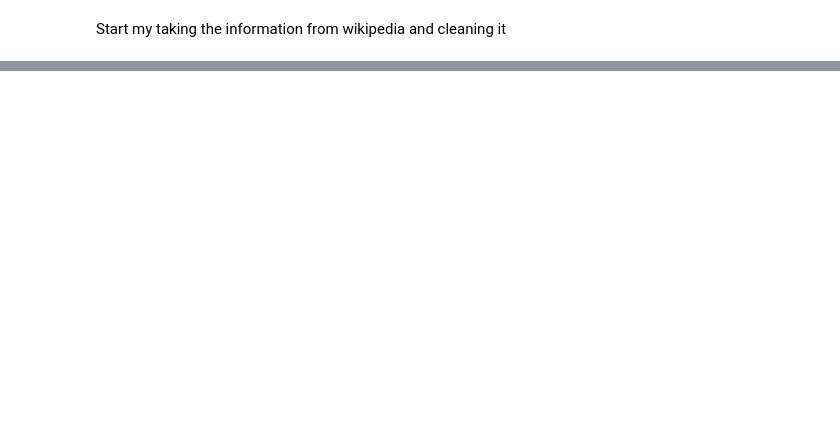
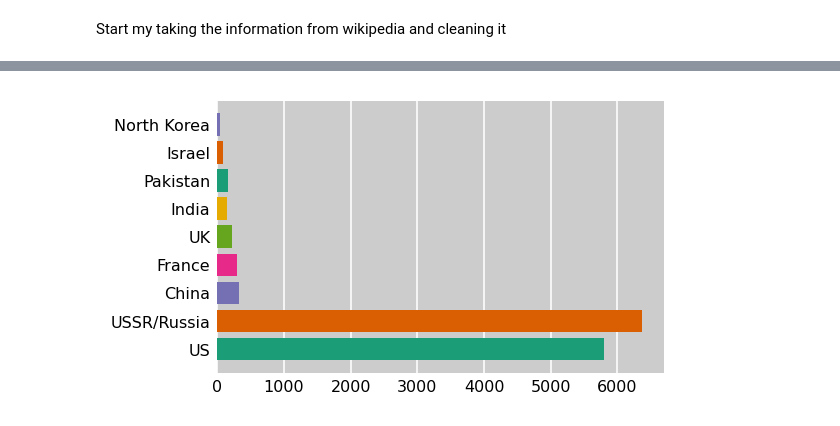
Before and after one commit to AndrewJGroves/DataSciencePortfolio, a Jupyter notebook: NuclearMissle.ipynb, the cells around one changed output, grey strips where cells are left out. Cells and saved outputs as stored; diff of their text form; code cells hidden in the pictures; blank space fills up the shorter version.

```diff
--- a/NuclearMissle.ipynb
+++ b/NuclearMissle.ipynb
@@ -89,0 +110,17 @@ sns.lineplot(data=new_df,x=new_df.columns)
+# %%
+def nice_axes(ax):
+    ax.set_facecolor('.8')
+    ax.tick_params(labelsize=8, length=0)
+    ax.grid(True, axis='x', color='white')
+    ax.set_axisbelow(True)
+    [spine.set_visible(False) for spine in ax.spines.values()]
+
+fig, ax = plt.subplots(figsize=(4, 2.5), dpi=144)
+colors = plt.cm.Dark2(range(6))
+s = df.loc['2020-01-01']
+y = s.index
+width = s.values
+ax.barh(y=y, width=width, color=colors);
+nice_axes(ax)
+# %% [output]
+[figure, added]
```
Also changed, not shown: parts of 8 cells of this notebook.
